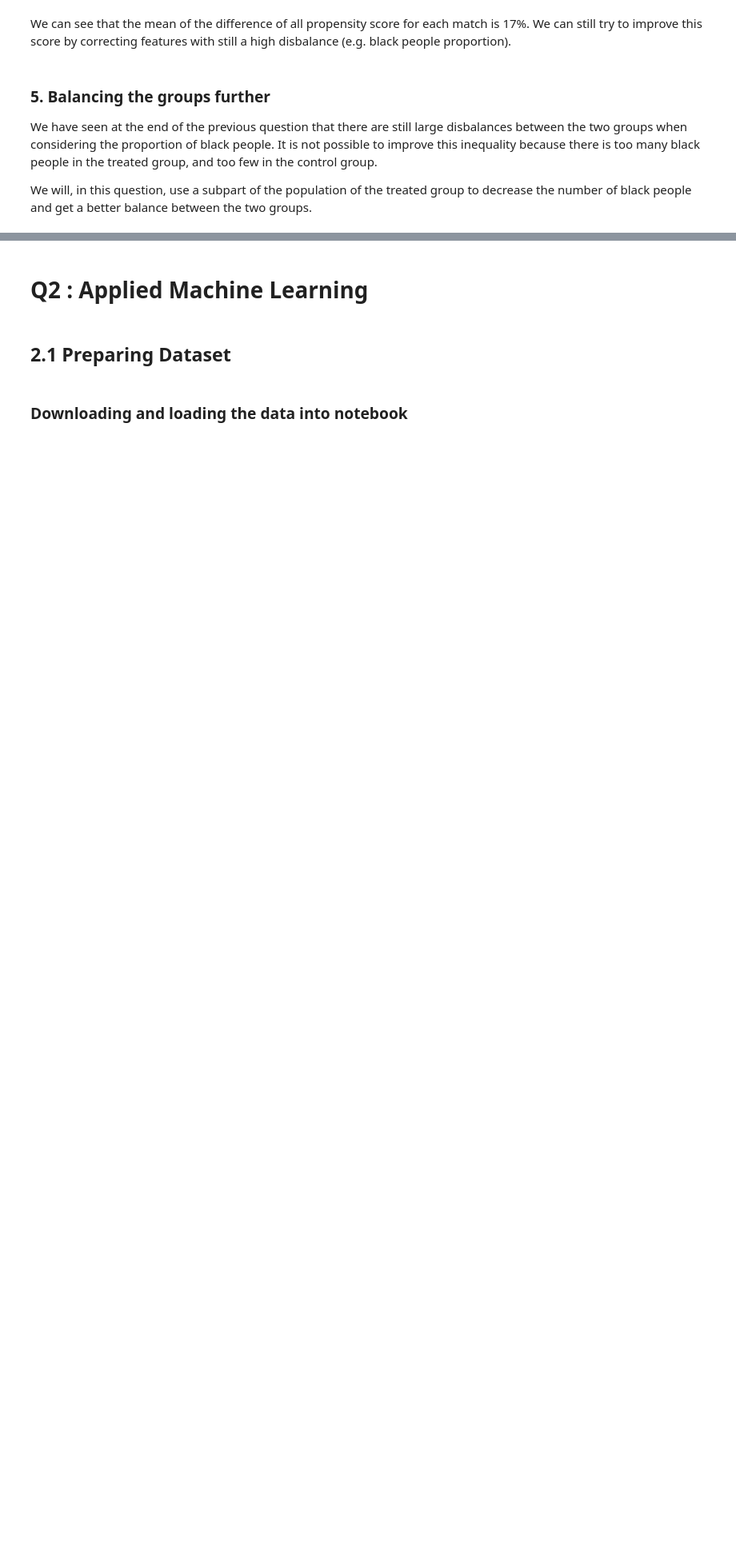
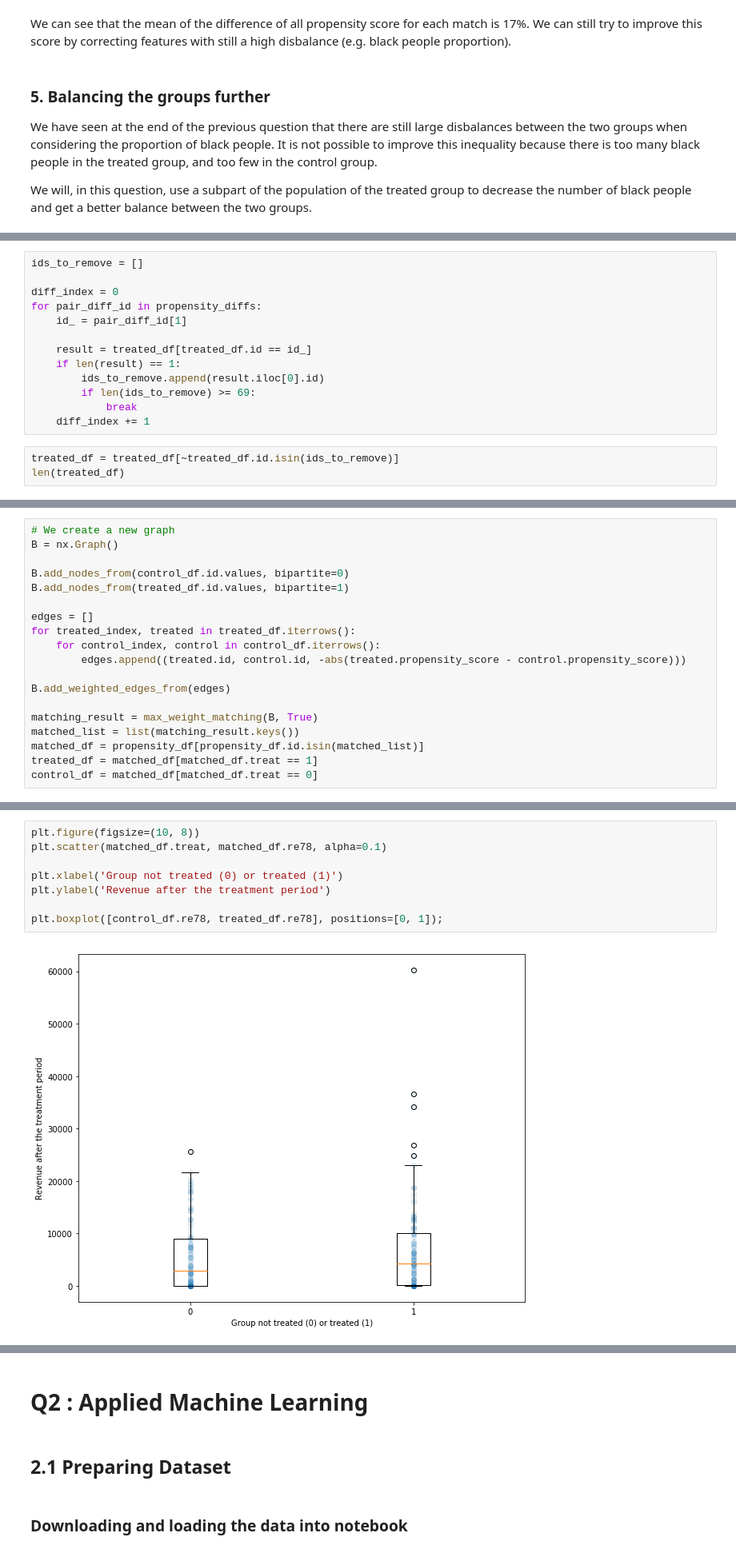
Before and after one commit to Coac/epfl-ada, a Jupyter notebook: 04 - Applied ML/Homework 4.ipynb, the cells around one changed output, grey strips where cells are left out. Shown at 80% size. Drawn from its saved outputs; the diff is of its cells as text; blank space fills up the shorter version.

```diff
--- a/04 - Applied ML/Homework 4.ipynb
+++ b/04 - Applied ML/Homework 4.ipynb
@@ -392,0 +423,16 @@ We will, in this question, use a subpart of the population of the treated group
+# %%
+ids_to_remove = []
+
+diff_index = 0
+for pair_diff_id in propensity_diffs:
+    id_ = pair_diff_id[1]
+
+    result = treated_df[treated_df.id == id_]
+    if len(result) == 1:
+        ids_to_remove.append(result.iloc[0].id)
+        if len(ids_to_remove) >= 69:
+            break
+    diff_index += 1
+# %%
+treated_df = treated_df[~treated_df.id.isin(ids_to_remove)]
+len(treated_df)
@@ -392,0 +443,19 @@ We will, in this question, use a subpart of the population of the treated group
+# %%
+# We create a new graph
+B = nx.Graph()
+
+B.add_nodes_from(control_df.id.values, bipartite=0)
+B.add_nodes_from(treated_df.id.values, bipartite=1)
+
+edges = []
+for treated_index, treated in treated_df.iterrows():
+    for control_index, control in control_df.iterrows():
+        edges.append((treated.id, control.id, -abs(treated.propensity_score - control.propensity_score)))
+
+B.add_weighted_edges_from(edges)
+
+matching_result = max_weight_matching(B, True)
+matched_list = list(matching_result.keys())
+matched_df = propensity_df[propensity_df.id.isin(matched_list)]
+treated_df = matched_df[matched_df.treat == 1]
+control_df = matched_df[matched_df.treat == 0]
@@ -392,0 +492,10 @@ We will, in this question, use a subpart of the population of the treated group
+# %%
+plt.figure(figsize=(10, 8))
+plt.scatter(matched_df.treat, matched_df.re78, alpha=0.1)
+
+plt.xlabel('Group not treated (0) or treated (1)')
+plt.ylabel('Revenue after the treatment period')
+
+plt.boxplot([control_df.re78, treated_df.re78], positions=[0, 1]);
+# %% [output]
+[figure, added]
```
Also changed, not shown: parts of 12 cells of this notebook.
